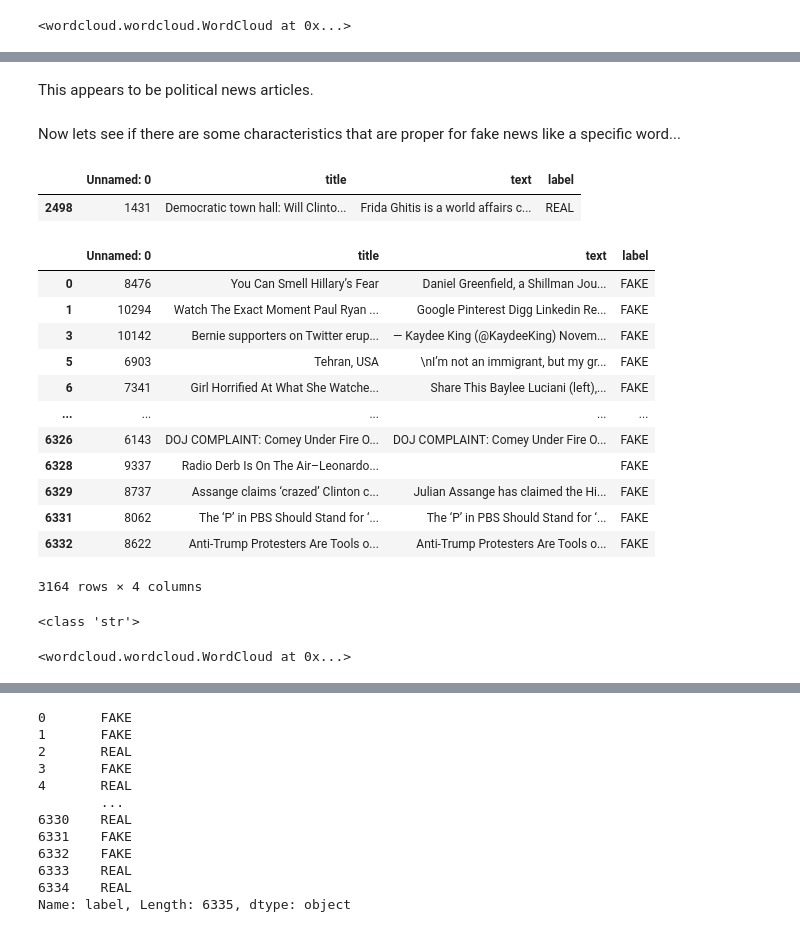
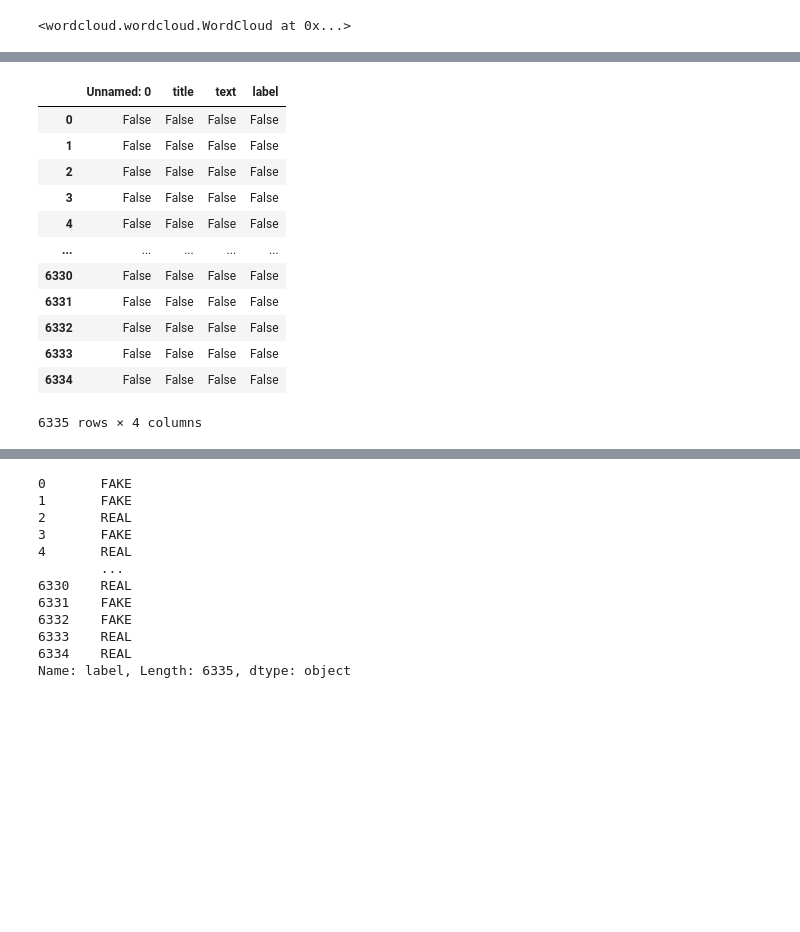
Before and after one commit to brindhaganesan/FakeNewsClassification, a Jupyter notebook: FakeNewsClassification.ipynb, the cells around one changed output, grey strips where cells are left out. Saved outputs shown, nothing was run; the diff lists cells and outputs as text; code cells hidden in the pictures; blank space fills up the shorter version.

```diff
--- a/FakeNewsClassification.ipynb
+++ b/FakeNewsClassification.ipynb
@@ -252,39 +221,16 @@ plt.show()
-# %% [markdown]
-This appears to be political news articles.
-# %% [markdown]
-Now lets see if there are some characteristics that are proper for fake news like a specific word...
 # %%
-fake_or_real_news.sample()
+fake_or_real_news.isnull()
 # %% [output]
 |  | Unnamed: 0 | title | text | label |
-| 2498 | 1431 | Democratic town hall: Will Clinto... | Frida Ghitis is a world affairs c... | REAL |
+| 0 | False | False | False | False |
+| 1 | False | False | False | False |
+| 2 | False | False | False | False |
+| 3 | False | False | False | False |
+| 4 | False | False | False | False |
+| ... | ... | ... | ... | ... |
+| 6330 | False | False | False | False |
+| 6331 | False | False | False | False |
+| 6332 | False | False | False | False |
+| 6333 | False | False | False | False |
+| 6334 | False | False | False | False |
+6335 rows × 4 columns
-# %%
-fake_news = fake_or_real_news[fake_or_real_news['label'] == 'FAKE']
-fake_news
-# %% [output]
-|  | Unnamed: 0 | title | text | label |
-| 0 | 8476 | You Can Smell Hillary’s Fear | Daniel Greenfield, a Shillman Jou... | FAKE |
-| 1 | 10294 | Watch The Exact Moment Paul Ryan ... | Google Pinterest Digg Linkedin Re... | FAKE |
-| 3 | 10142 | Bernie supporters on Twitter erup... | — Kaydee King (@KaydeeKing) Novem... | FAKE |
-| 5 | 6903 | Tehran, USA | \nI’m not an immigrant, but my gr... | FAKE |
-| 6 | 7341 | Girl Horrified At What She Watche... | Share This Baylee Luciani (left),... | FAKE |
-| ... | ... | ... | ... | ... |
-| 6326 | 6143 | DOJ COMPLAINT: Comey Under Fire O... | DOJ COMPLAINT: Comey Under Fire O... | FAKE |
-| 6328 | 9337 | Radio Derb Is On The Air–Leonardo... |  | FAKE |
-| 6329 | 8737 | Assange claims ‘crazed’ Clinton c... | Julian Assange has claimed the Hi... | FAKE |
-| 6331 | 8062 | The ‘P’ in PBS Should Stand for ‘... | The ‘P’ in PBS Should Stand for ‘... | FAKE |
-| 6332 | 8622 | Anti-Trump Protesters Are Tools o... | Anti-Trump Protesters Are Tools o... | FAKE |
-3164 rows × 4 columns
-# %%
-# Create a string that contains all the titles in the DataFrame separated by spaces
-fake_text = ' '.join(fake_news['text'].values)
-print(type(fake_text))
-# %% [output]
-<class 'str'>
-# %%
-# Create a WordCloud object and generate the word cloud
-
-wordcloud_fake = WordCloud(width=800, height=800, background_color='white', max_words=200, contour_width=3, contour_color='steelblue')
-wordcloud_fake.generate(fake_text)
-# %% [output]
-<wordcloud.wordcloud.WordCloud at 0x...>
```
Also changed, not shown: parts of 141 cells of this notebook.
